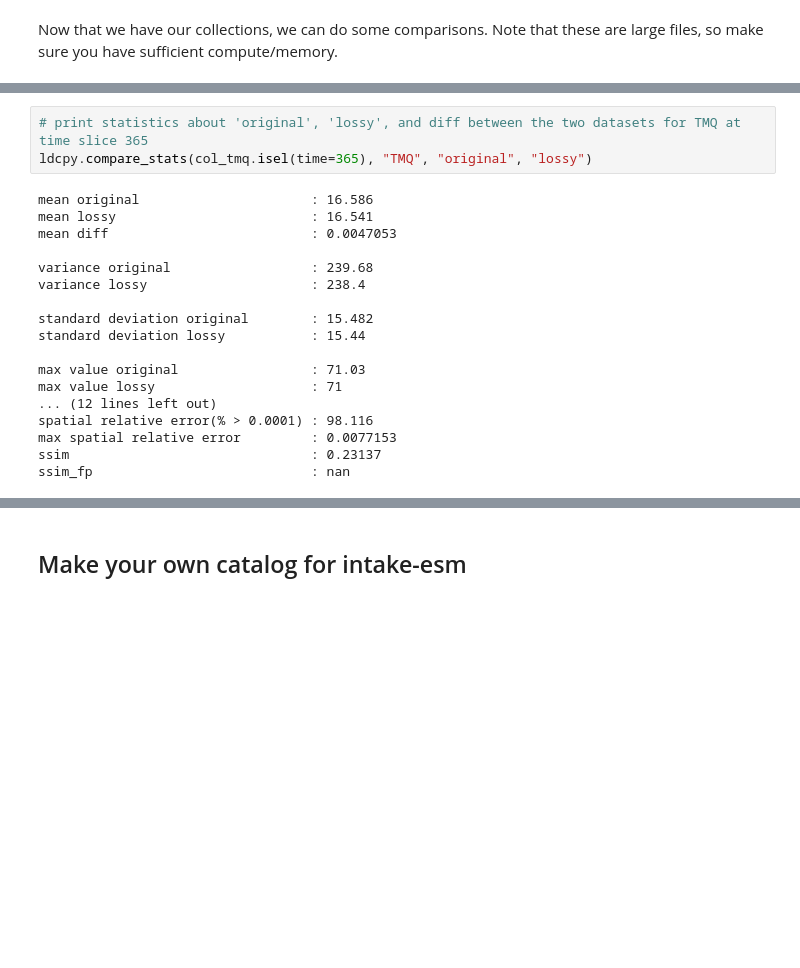
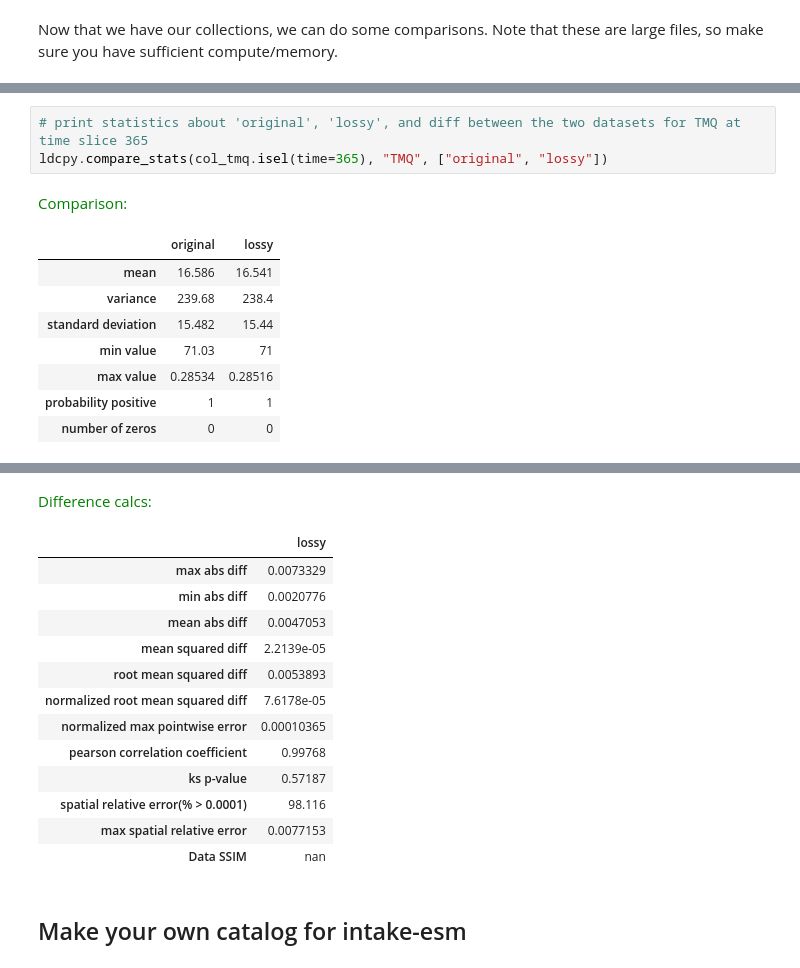
Before and after one commit to NCAR/ldcpy, a Jupyter notebook: docs/source/notebooks/AWSDataNotebook.ipynb, the cells around one changed output, grey strips where cells are left out. Saved outputs shown, nothing was run; the diff lists cells and outputs as text; blank space fills up the shorter version.

```diff
--- a/docs/source/notebooks/AWSDataNotebook.ipynb
+++ b/docs/source/notebooks/AWSDataNotebook.ipynb
@@ -457,21 +445,13 @@ ldcpy.plot(
 # %%
 # print statistics about 'original', 'lossy', and diff between the two datasets for TMQ at time slice 365
-ldcpy.compare_stats(col_tmq.isel(time=365), "TMQ", "original", "lossy")
+ldcpy.compare_stats(col_tmq.isel(time=365), "TMQ", ["original", "lossy"])
 # %% [output]
-mean original                      : 16.586
-mean lossy                         : 16.541
-mean diff                          : 0.0047053
-
-variance original                  : 239.68
-variance lossy                     : 238.4
-
-standard deviation original        : 15.482
-standard deviation lossy           : 15.44
-
-max value original                 : 71.03
-max value lossy                    : 71
-... (12 lines left out)
-spatial relative error(% > 0.0001) : 98.116
-max spatial relative error         : 0.0077153
-ssim                               : 0.23137
-ssim_fp                            : nan
+Comparison:
+|  | original | lossy |
+| mean | 16.586 | 16.541 |
+| variance | 239.68 | 238.4 |
+| standard deviation | 15.482 | 15.44 |
+| min value | 71.03 | 71 |
+| max value | 0.28534 | 0.28516 |
+| probability positive | 1 | 1 |
+| number of zeros | 0 | 0 |
@@ -478,3 +459,17 @@ ssim_fp                            : nan
+Difference calcs:
+|  | lossy |
+| max abs diff | 0.0073329 |
+| min abs diff | 0.0020776 |
+| mean abs diff | 0.0047053 |
+| mean squared diff | 2.2139e-05 |
+| root mean squared diff | 0.0053893 |
+| normalized root mean squared diff | 7.6178e-05 |
+| normalized max pointwise error | 0.00010365 |
+| pearson correlation coefficient | 0.99768 |
+| ks p-value | 0.57187 |
+| spatial relative error(% > 0.0001) | 98.116 |
+| max spatial relative error | 0.0077153 |
+| Data SSIM | nan |
 # %% [markdown]
 ## Make your own catalog for intake-esm
 # %% [markdown]
```
Also changed, not shown: parts of 8 cells of this notebook.
